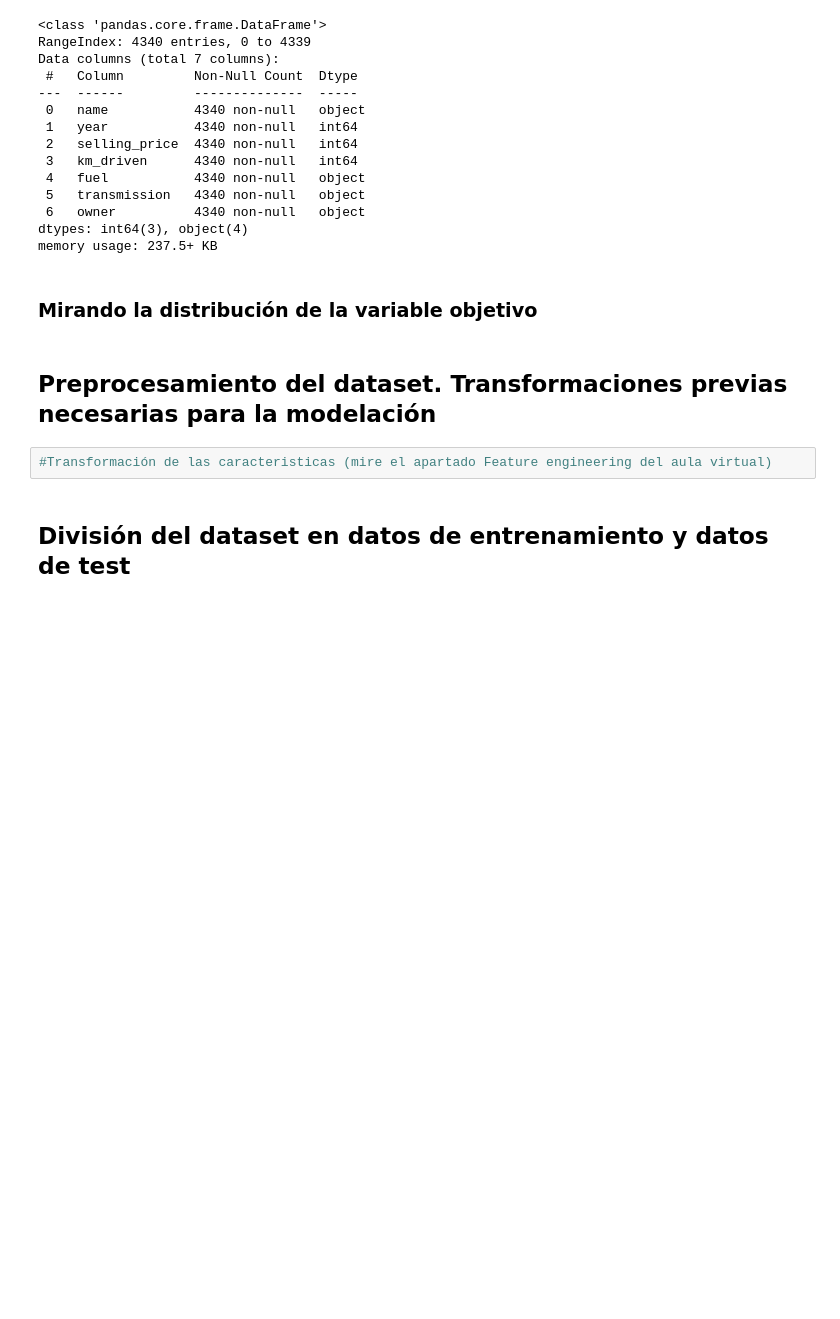
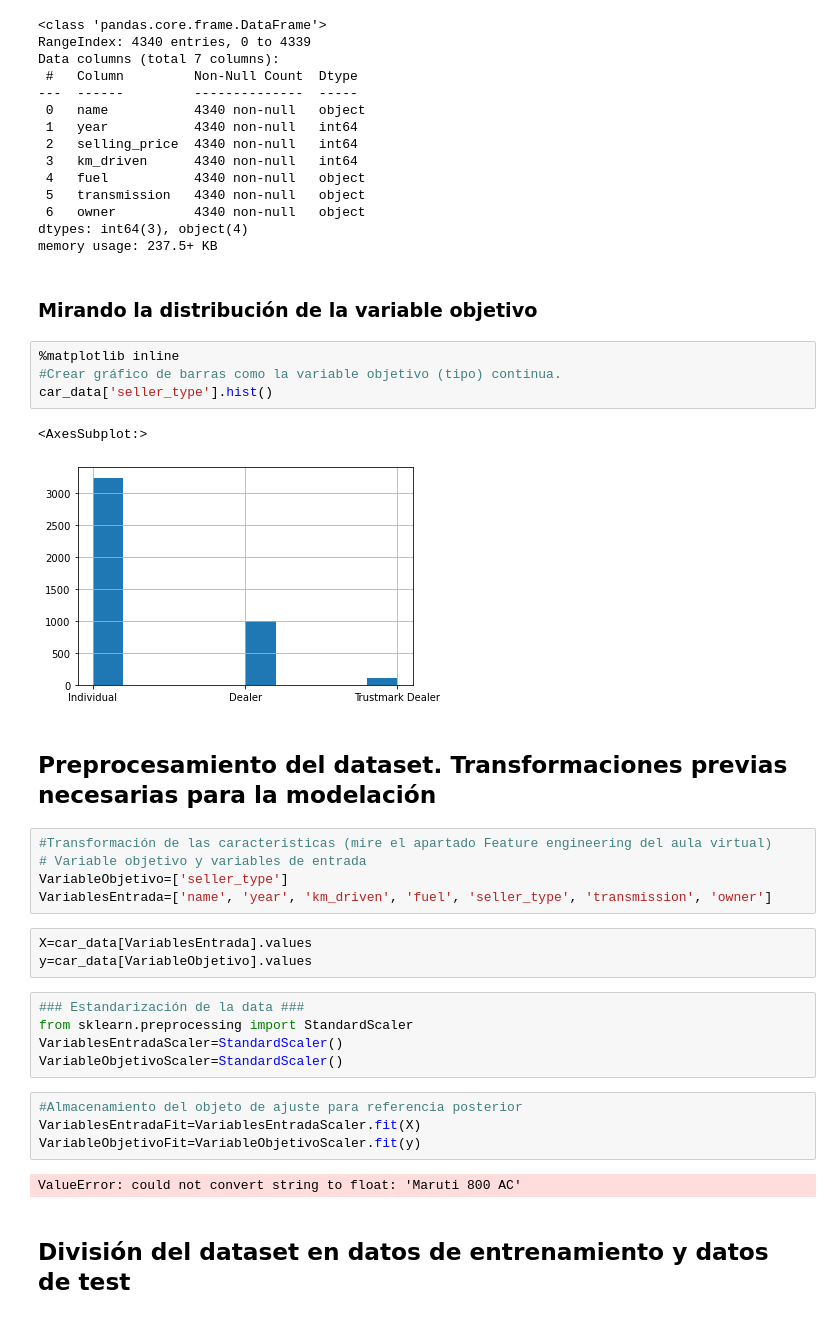
Before and after one commit to JoanC07/Regresion_Lineal, a Jupyter notebook: [NRC_6278]JoanCevallos_Lab3.ipynb, the cells around one changed output. Cells and saved outputs as stored; diff of their text form; blank space fills up the shorter version.

```diff
--- a/[NRC_6278]JoanCevallos_Lab3.ipynb
+++ b/[NRC_6278]JoanCevallos_Lab3.ipynb
@@ -145,10 +159,34 @@ dtypes: int64(3), object(4)
 memory usage: 237.5+ KB
 # %% [markdown]
 ### Mirando la distribución de la variable objetivo
+# %%
+%matplotlib inline
+#Crear gráfico de barras como la variable objetivo (tipo) continua.
+car_data['seller_type'].hist()
+# %% [output]
+<AxesSubplot:>
+[figure, added]
 # %% [markdown]
 ## Preprocesamiento del dataset. Transformaciones previas necesarias para la modelación
 # %%
 #Transformación de las caracteristicas (mire el apartado Feature engineering del aula virtual)
+# Variable objetivo y variables de entrada
+VariableObjetivo=['seller_type']
+VariablesEntrada=['name', 'year', 'km_driven', 'fuel', 'seller_type', 'transmission', 'owner']
+# %%
+X=car_data[VariablesEntrada].values
+y=car_data[VariableObjetivo].values
+# %%
+### Estandarización de la data ###
+from sklearn.preprocessing import StandardScaler
+VariablesEntradaScaler=StandardScaler()
+VariableObjetivoScaler=StandardScaler()
+# %%
+#Almacenamiento del objeto de ajuste para referencia posterior
+VariablesEntradaFit=VariablesEntradaScaler.fit(X)
+VariableObjetivoFit=VariableObjetivoScaler.fit(y)
+# %% [output]
+ValueError: could not convert string to float: 'Maruti 800 AC'
 # %% [markdown]
 ## División del dataset en datos de entrenamiento y datos de test
 # %%
```
Also changed, not shown: parts of 1 cell of this notebook.
